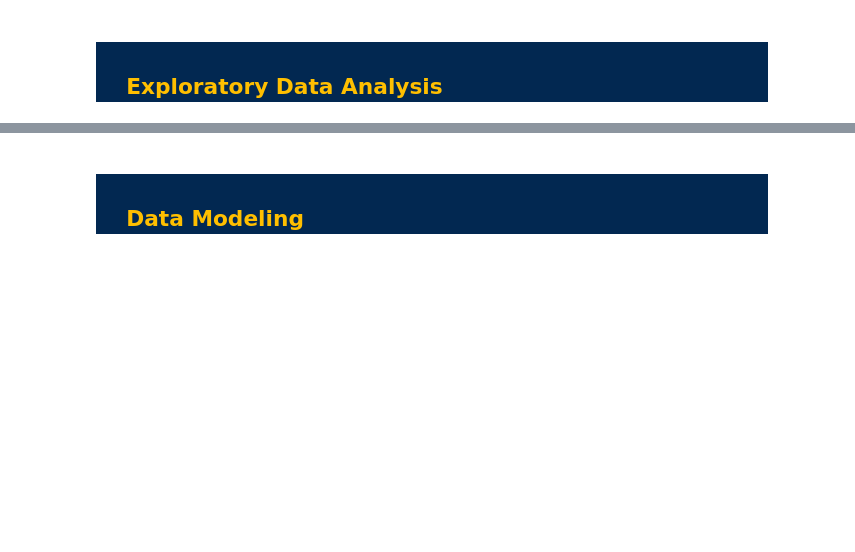
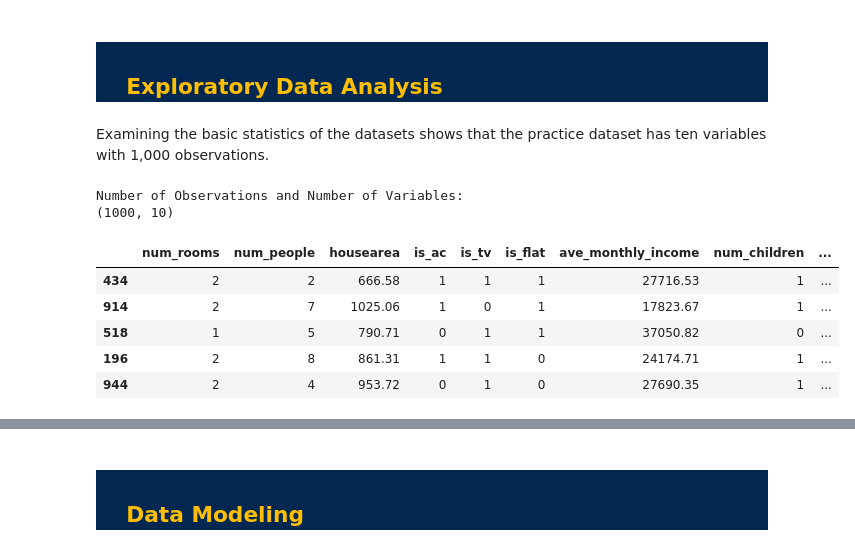
Before and after one commit to KelseyCraigGH/Python-For-Data-Analysis, a Jupyter notebook: Electricity Group Project.ipynb, the cells around one changed output, grey strips where cells are left out. Saved outputs shown, nothing was run; the diff lists cells and outputs as text; code cells hidden in the pictures; blank space fills up the shorter version.

```diff
--- a/Electricity Group Project.ipynb
+++ b/Electricity Group Project.ipynb
@@ -109,3 +111,20 @@ electricity = pd.read_csv(file_path)
     </font>  <br>
 </h2>
 </html>
+# %% [markdown]
+Examining the basic statistics of the datasets shows that the practice dataset has ten variables with 1,000 observations.
+# %%
+#determine number of data rows and data fields in the dataset
+print("Number of Observations and Number of Variables:")
+print(electricity.shape)
+
+electricity.sample(5)
+# %% [output]
+Number of Observations and Number of Variables:
+(1000, 10)
+|  | num_rooms | num_people | housearea | is_ac | is_tv | is_flat | ave_monthly_income | num_children | ... |
+| 434 | 2 | 2 | 666.58 | 1 | 1 | 1 | 27716.53 | 1 | ... |
+| 914 | 2 | 7 | 1025.06 | 1 | 0 | 1 | 17823.67 | 1 | ... |
+| 518 | 1 | 5 | 790.71 | 0 | 1 | 1 | 37050.82 | 0 | ... |
+| 196 | 2 | 8 | 861.31 | 1 | 1 | 0 | 24174.71 | 1 | ... |
+| 944 | 2 | 4 | 953.72 | 0 | 1 | 0 | 27690.35 | 1 | ... |
```
Also changed, not shown: parts of 9 cells of this notebook.
